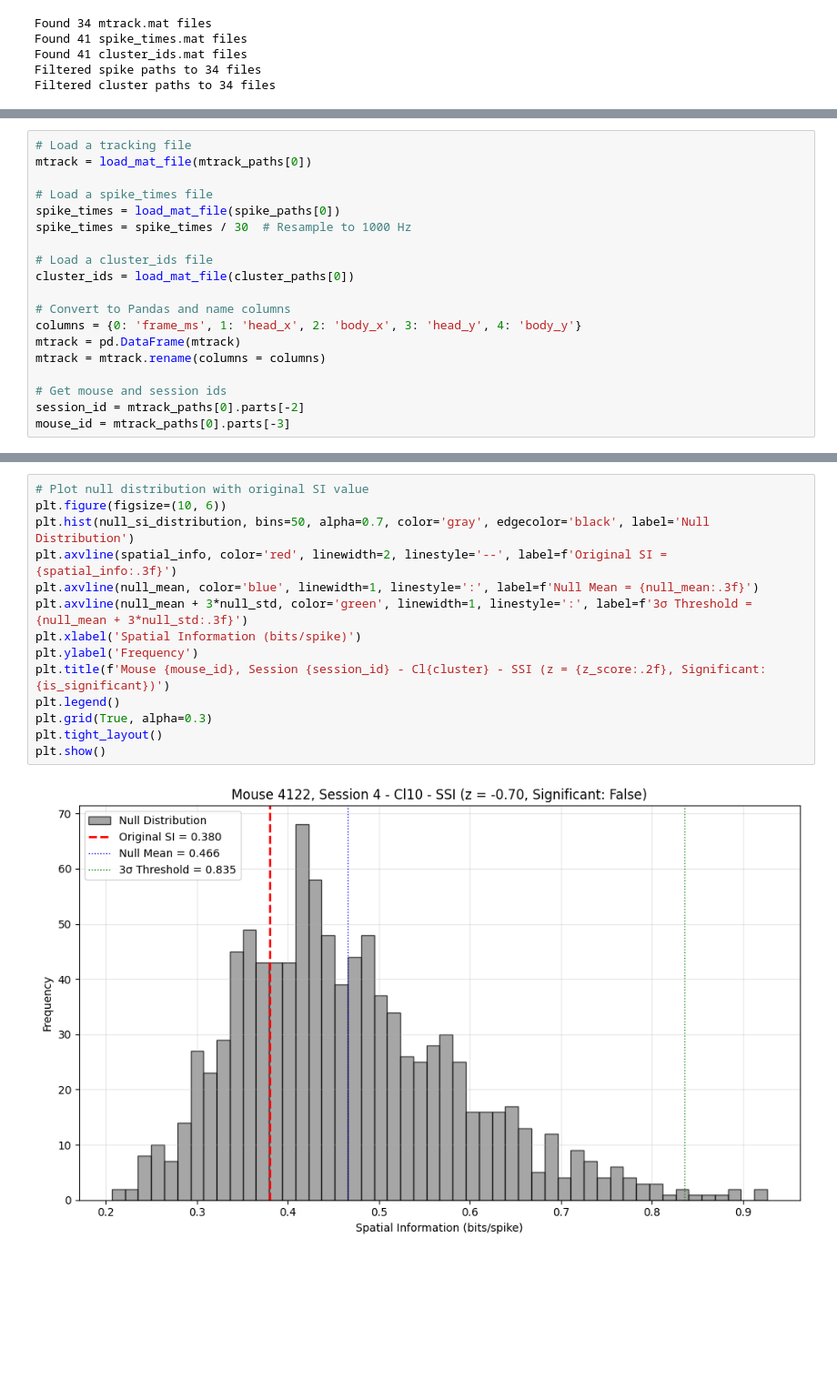
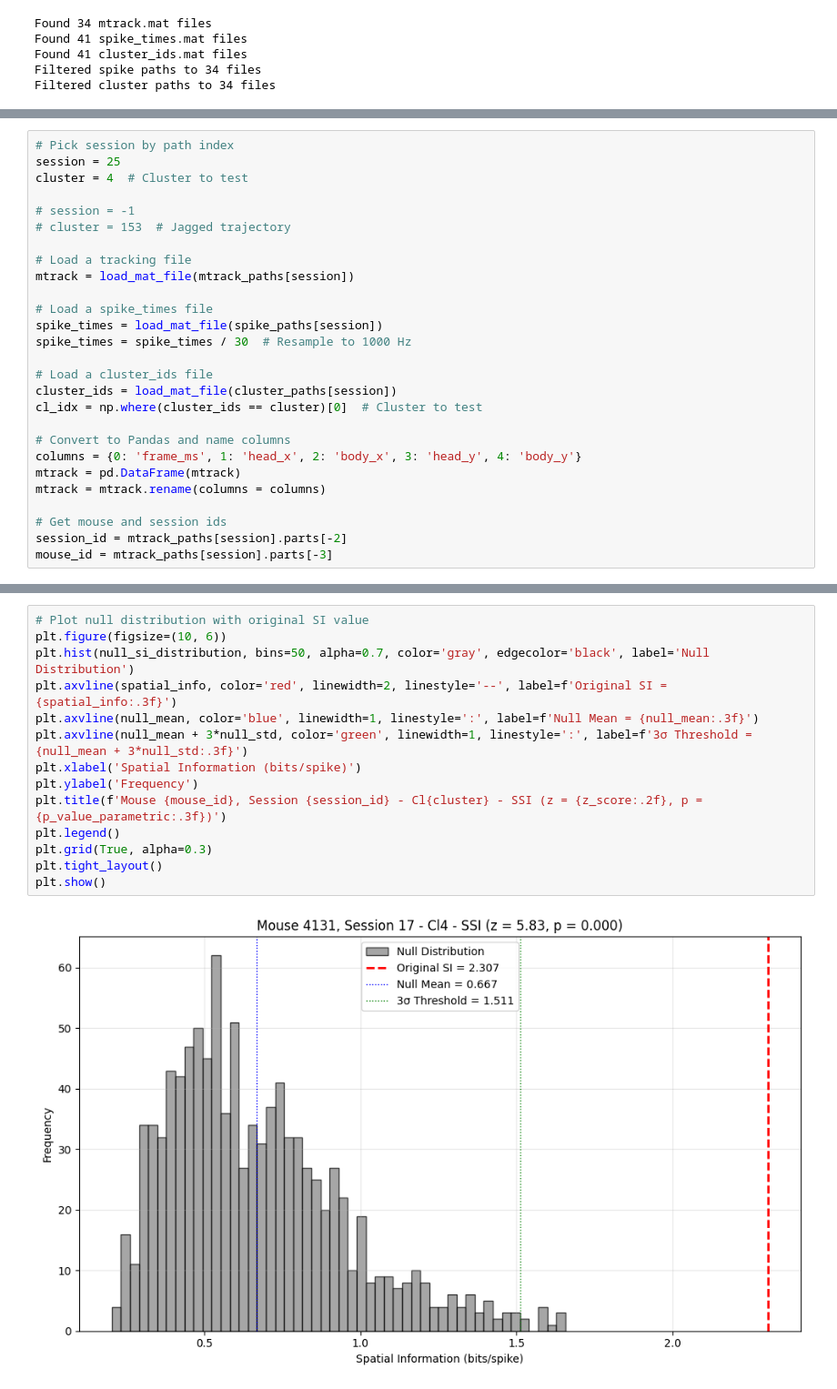
Before and after one commit to nghess/rnp-revisted, a Jupyter notebook: ssi_steps.ipynb, the cells around one changed output, grey strips where cells are left out. Shown at 91% size. Saved outputs shown, nothing was run; the diff lists cells and outputs as text; blank space fills up the shorter version.

```diff
--- a/ssi_steps.ipynb
+++ b/ssi_steps.ipynb
@@ -27,13 +45,21 @@ Filtered cluster paths to 34 files
 # %%
+# Pick session by path index
+session = 25
+cluster = 4  # Cluster to test
+
+# session = -1
+# cluster = 153  # Jagged trajectory
+
 # Load a tracking file
-mtrack = load_mat_file(mtrack_paths[0])
+mtrack = load_mat_file(mtrack_paths[session])
 
 # Load a spike_times file
-spike_times = load_mat_file(spike_paths[0])
+spike_times = load_mat_file(spike_paths[session])
 spike_times = spike_times / 30  # Resample to 1000 Hz
 
 # Load a cluster_ids file
-cluster_ids = load_mat_file(cluster_paths[0])
+cluster_ids = load_mat_file(cluster_paths[session])
+cl_idx = np.where(cluster_ids == cluster)[0]  # Cluster to test
 
 # Convert to Pandas and name columns
 columns = {0: 'frame_ms', 1: 'head_x', 2: 'body_x', 3: 'head_y', 4: 'body_y'}
@@ -41,6 +67,6 @@ mtrack = pd.DataFrame(mtrack)
 mtrack = mtrack.rename(columns = columns)
 
 # Get mouse and session ids
-session_id = mtrack_paths[0].parts[-2]
-mouse_id = mtrack_paths[0].parts[-3]
+session_id = mtrack_paths[session].parts[-2]
+mouse_id = mtrack_paths[session].parts[-3]
 # %%
@@ -349,16 +419,16 @@ Significant (z >= 3): False
 # %%
 # Plot null distribution with original SI value
 plt.figure(figsize=(10, 6))
 plt.hist(null_si_distribution, bins=50, alpha=0.7, color='gray', edgecolor='black', label='Null Distribution')
 plt.axvline(spatial_info, color='red', linewidth=2, linestyle='--', label=f'Original SI = {spatial_info:.3f}')
 plt.axvline(null_mean, color='blue', linewidth=1, linestyle=':', label=f'Null Mean = {null_mean:.3f}')
 plt.axvline(null_mean + 3*null_std, color='green', linewidth=1, linestyle=':', label=f'3σ Threshold = {null_mean + 3*null_std:.3f}')
 plt.xlabel('Spatial Information (bits/spike)')
 plt.ylabel('Frequency')
-plt.title(f'Mouse {mouse_id}, Session {session_id} - Cl{cluster} - SSI (z = {z_score:.2f}, Significant: {is_significant})')
+plt.title(f'Mouse {mouse_id}, Session {session_id} - Cl{cluster} - SSI (z = {z_score:.2f}, p = {p_value_parametric:.3f})')
 plt.legend()
 plt.grid(True, alpha=0.3)
 plt.tight_layout()
 plt.show()
 # %% [output]
-[figure, old version]
+[figure, new version]
```
Also changed, not shown: parts of 19 cells of this notebook, 1 other file.
